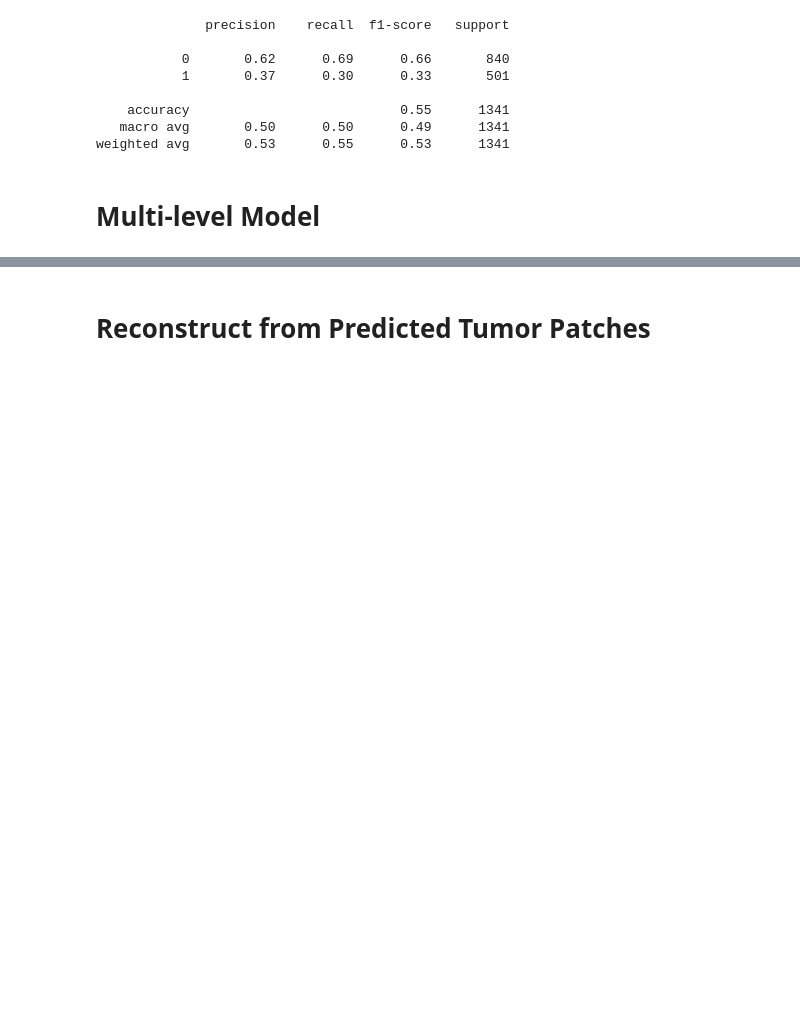
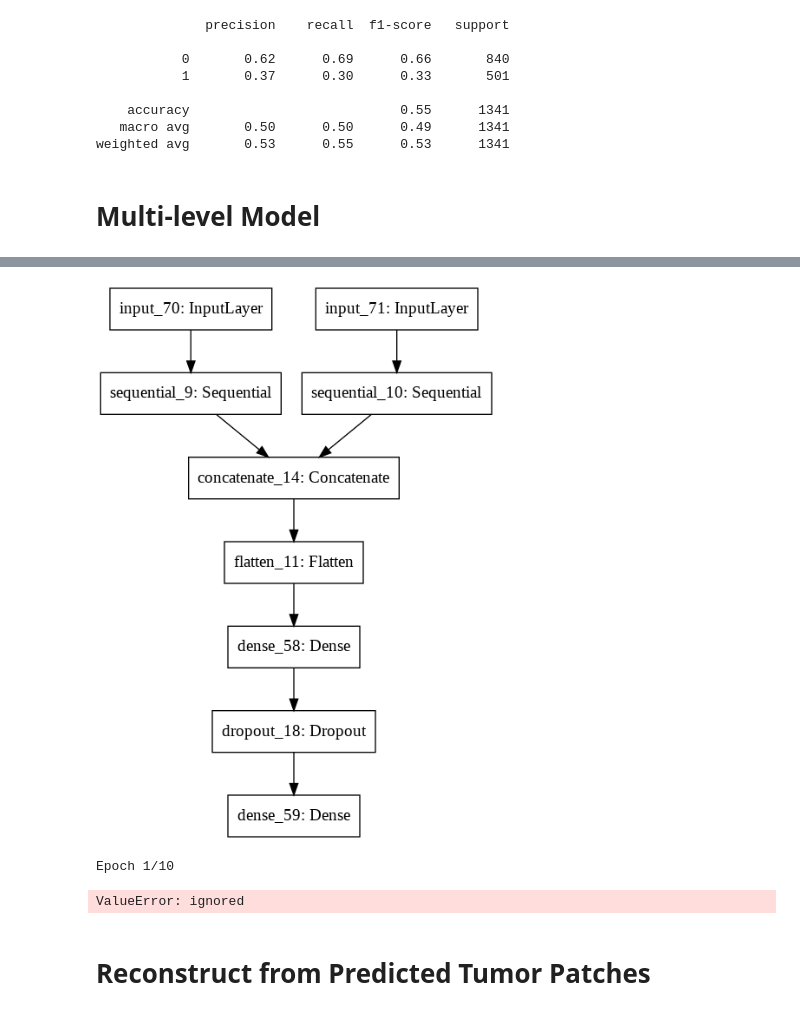
Before and after one commit to lingruiluo/TumorDetection, a Jupyter notebook: model_building_update.ipynb, the cells around one changed output, grey strips where cells are left out. Saved outputs shown, nothing was run; the diff lists cells and outputs as text; code cells hidden in the pictures; blank space fills up the shorter version.

Commit message:
fail at multi level

```diff
--- a/model_building_update.ipynb
+++ b/model_building_update.ipynb
@@ -763,27 +799,38 @@ vgg_base_2 = tf.keras.applications.VGG16(
 vgg_base_1.trainable = False
 vgg_base_2.trainable = False
 
+
 high_res_level_input = tf.keras.layers.Input(shape=(IMG_SIZE, IMG_SIZE, 3))
 low_res_level_input = tf.keras.layers.Input(shape=(IMG_SIZE, IMG_SIZE, 3))
 
 # high resolution level
-high_res_output = tf.keras.layers.GlobalAveragePooling2D()(high_res_level_input)
-high_res_output = tf.keras.layers.Dense(512, activation='relu'))(high_res_output)
+high_res_vgg = tf.keras.Sequential([
+    vgg_base_1,
+    tf.keras.layers.GlobalAveragePooling2D(),
+    tf.keras.layers.Dense(128, activation='relu')
+])
+high_res_vgg_output = high_res_vgg(high_res_level_input)
 
 # low resolution level
-low_res_output = tf.keras.layers.GlobalAveragePooling2D()(low_res_level_input)
-low_res_output = tf.keras.layers.Dense(512, activation='relu'))(low_res_output)
+low_res_vgg = tf.keras.Sequential([
+    vgg_base_2,
+    tf.keras.layers.GlobalAveragePooling2D(),
+    tf.keras.layers.Dense(128, activation='relu')
+])
+low_res_vgg_output = low_res_vgg(low_res_level_input)
 
 # concatenate two output layers as input
-concatenated_input = tf.keras.layers.concatenate([high_res_output, low_res_output])
+concatenated_input = tf.keras.layers.concatenate([high_res_vgg_output, low_res_vgg_output])
 flattened = tf.keras.layers.Flatten()(concatenated_input)
 
-output = tf.keras.layers.Dense(256, activation="relu")(flattened)
+output = tf.keras.layers.Dense(128, activation="relu")(flattened)
 output = tf.keras.layers.Dropout(0.4)(output)
-output = tf.keras.layers.Dense(128, activation="relu")(output)
-output = tf.keras.layers.Dropout(0.4)(output)
-output = keras.layers.Dense(2, activation="softmax")(output)
+output = tf.keras.layers.Dense(2, activation="softmax")(output)
 
 vgg_multi_resolution_model = tf.keras.Model(inputs=[high_res_level_input, low_res_level_input], outputs=output)
 vgg_multi_resolution_model.summary()
+
+vgg_multi_resolution_model.compile(optimizer = tf.keras.optimizers.Adam(learning_rate=0.001),
+                                   loss = 'sparse_categorical_crossentropy',
+                                   metrics = ['accuracy'])
 # %% [output]
@@ -790,0 +854,4 @@ SyntaxError: ignored
+# %%
+tf.keras.utils.plot_model(vgg_multi_resolution_model)
+# %% [output]
+[figure, added]
@@ -791,3 +869,13 @@ SyntaxError: ignored
+# %%
+epochs = 10
+multi_level_vgg_history = vgg_multi_resolution_model.fit(multi_train_generator,
+                                                          epochs=epochs,
+                                                          validation_data=multi_val_generator,
+                                                          callbacks=[vgg_checkpoint_callback,
+                                                                    vgg_early_stop_callback])
+# %% [output]
+Epoch 1/10
+ValueError: ignored
 # %% [markdown]
 # Reconstruct from Predicted Tumor Patches
 # %%
```
Also changed, not shown: parts of 6 cells of this notebook.
